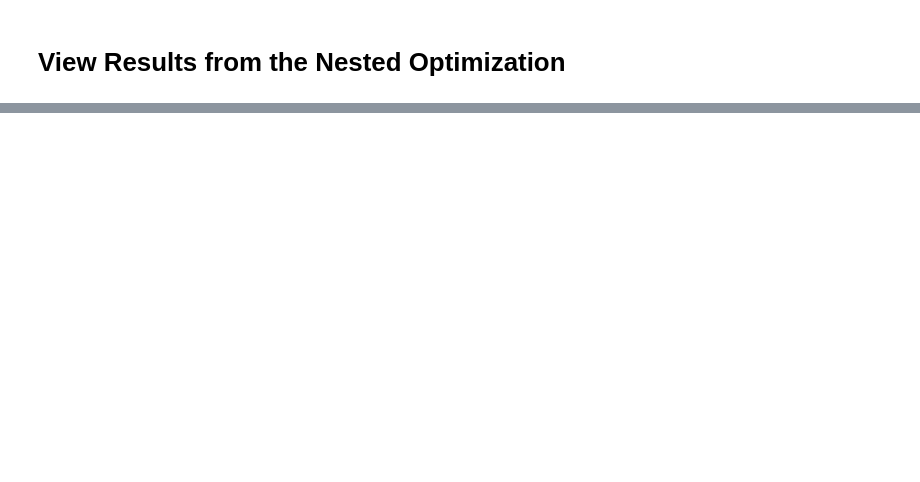
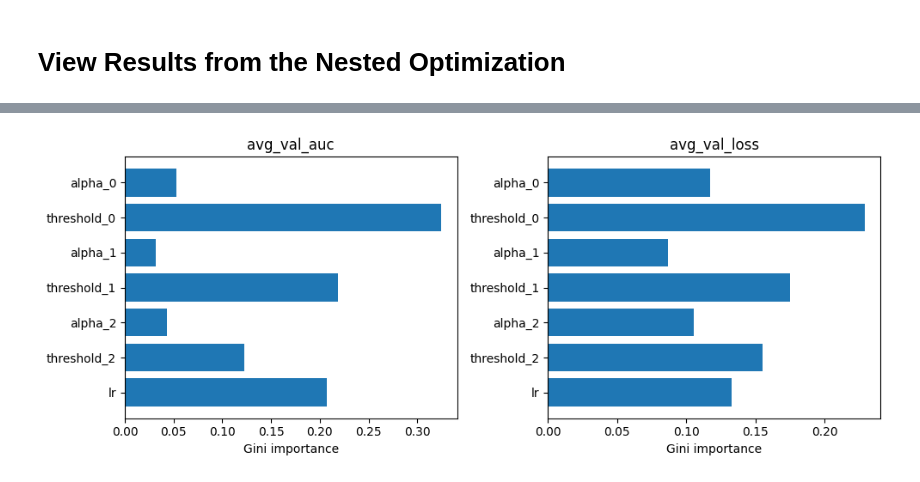
Before and after one commit to rahulpemmaraju/arrhythmia_detection, a Jupyter notebook: analyze_nested_results.ipynb, the cells around one changed output, grey strips where cells are left out. Drawn from its saved outputs; the diff is of its cells as text; code cells hidden in the pictures; blank space fills up the shorter version.

```diff
--- a/analyze_nested_results.ipynb
+++ b/analyze_nested_results.ipynb
@@ -58,0 +50,5 @@ history.plot(['parameters', 'objectives'], energy_scale='linear', energy_color='
+# %%
+file_path = 'data/nested_optimization_history_PopulationAnnealing_hgrsnn.hdf5'
+
+history = OptimizationHistory(file_path=file_path)
+sa = ParameterSensitivity(history=history)
@@ -58,0 +57,21 @@ history.plot(['parameters', 'objectives'], energy_scale='linear', energy_color='
+# %%
+importance = sa.compute_parameter_importances()
+
+# importance is a 2d array of shape (num_params, num_features):
+# rows = hyperparameters, columns = output features
+param_names = sa.param_names
+feature_names = sa.feature_names
+
+fig, axes = plt.subplots(1, len(feature_names), figsize=(5 * len(feature_names), 4), squeeze=False)
+for i, feature in enumerate(feature_names):
+    ax = axes[0, i]
+    ax.barh(np.arange(len(param_names)), importance[:, i])
+    ax.set_yticks(np.arange(len(param_names)))
+    ax.set_yticklabels(param_names)
+    ax.invert_yaxis()  # first param at top
+    ax.set_xlabel('Gini importance')
+    ax.set_title(feature)
+fig.tight_layout()
+fig.show()
+# %% [output]
+[figure, added]
```
Also changed, not shown: parts of 6 cells of this notebook, 4 other files.
